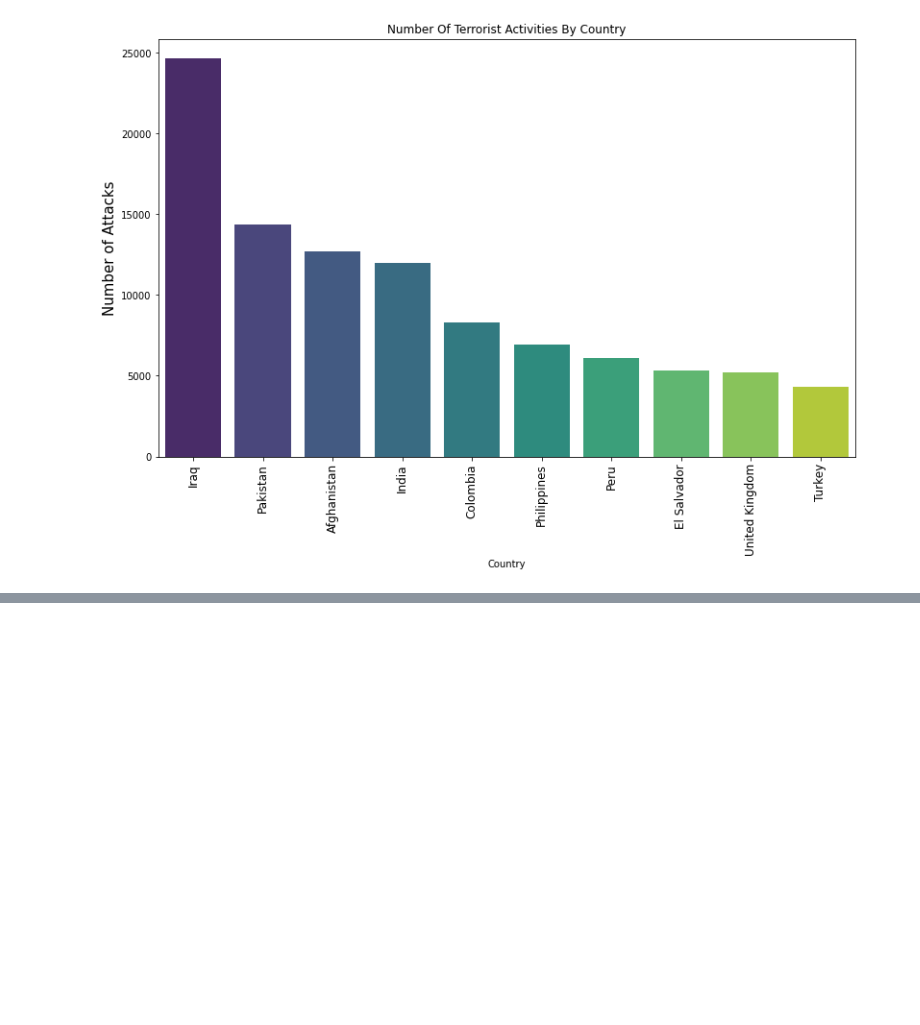
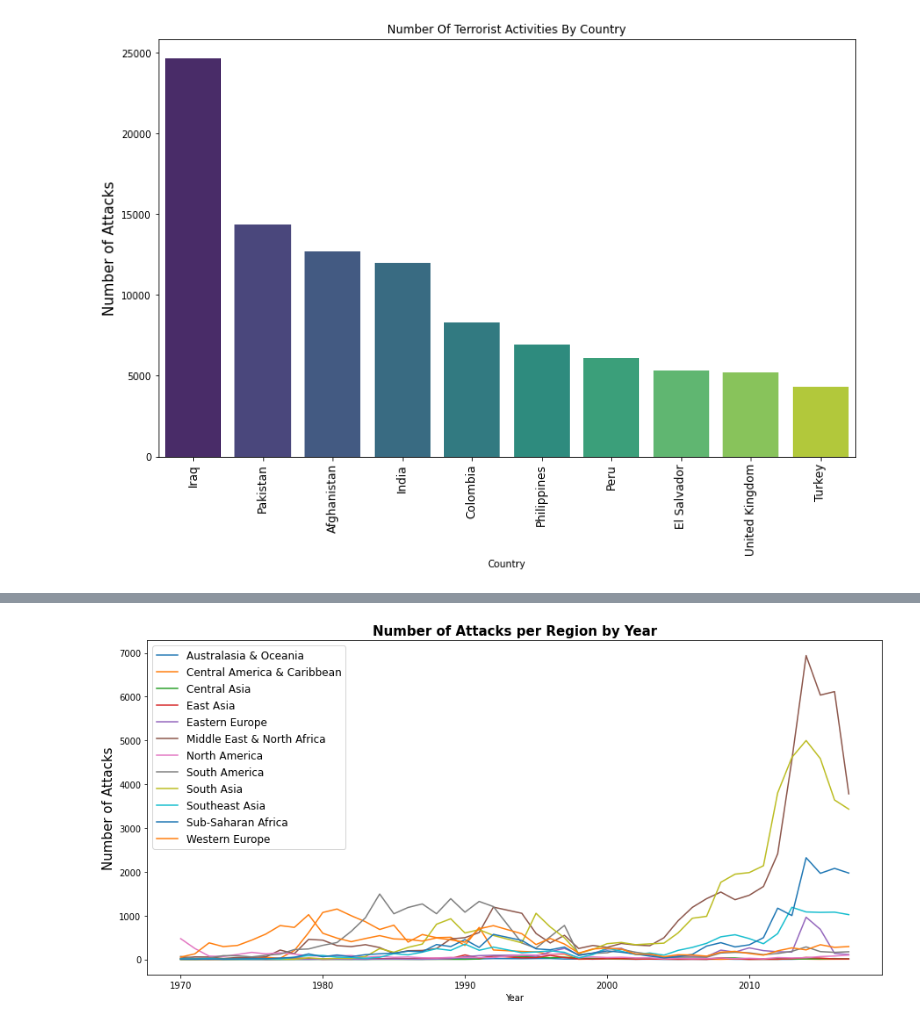
Before and after one commit to aniketborde/Aniket_EDA_Project, a Jupyter notebook: Aniket_EDA_Project.ipynb, the cells around one changed output, grey strips where cells are left out. Cells and saved outputs as stored; diff of their text form; code cells hidden in the pictures; blank space fills up the shorter version.

```diff
--- a/Aniket_EDA_Project.ipynb
+++ b/Aniket_EDA_Project.ipynb
@@ -126,0 +125,8 @@ plt.show()
+# %%
+# Plotting Attacks in various Regions by Year
+pd.crosstab(Terror.Year, Terror.Region).plot(figsize=(15,7))
+plt.ylabel('Number of Attacks', fontsize=15)
+plt.legend(fontsize=12)
+plt.title('Number of Attacks per Region by Year', fontsize=15, fontweight='bold');
+# %% [output]
+[figure, added]
```
Also changed, not shown: parts of 3 cells of this notebook.
